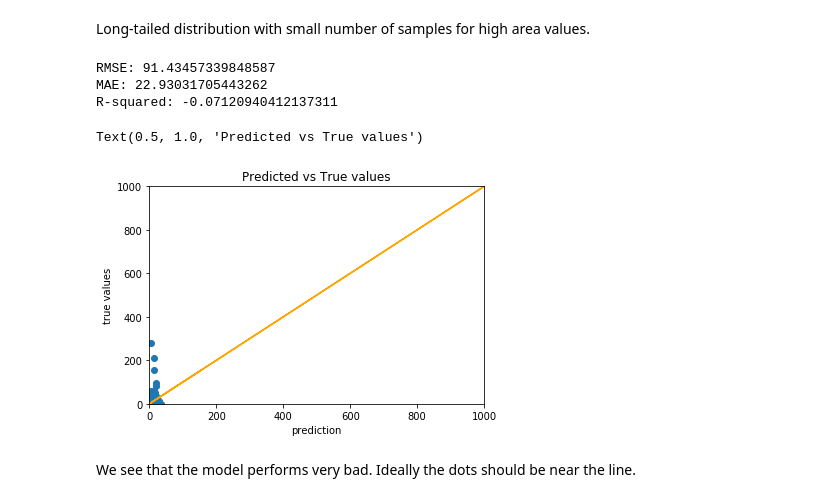
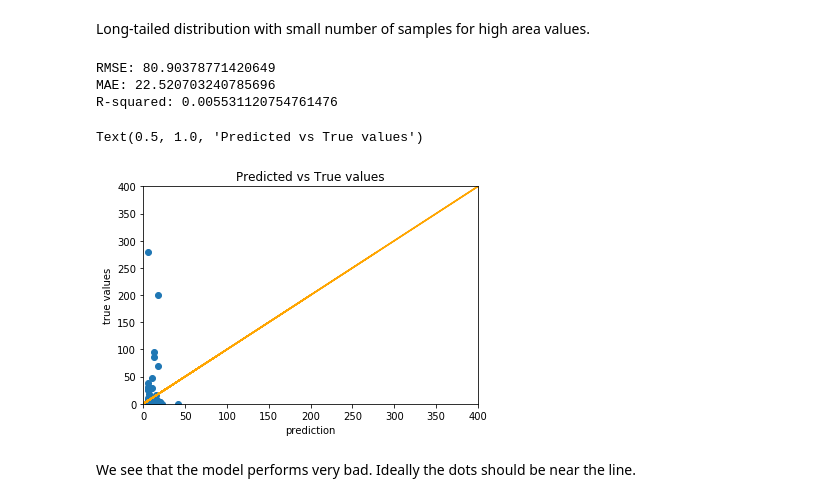
Before and after one commit to Lexie88rus/regression_techniques, a Jupyter notebook: smoter-demo.ipynb, the cells around one changed output. Cells and saved outputs as stored; diff of their text form; code cells hidden in the pictures.

Commit message:
updated the notebook: added stratified split and preprocessing

```diff
--- a/smoter-demo.ipynb
+++ b/smoter-demo.ipynb
@@ -33,14 +35,30 @@ plt.show()
 [figure]
 # %% [markdown]
 Long-tailed distribution with small number of samples for high area values.
+# %%
+# simple regression model
+fires = fires.drop(columns=['X', 'Y'])
+
+months_to_remove = ['nov','jan','may']
+fires = fires.drop(fires[fires.month.isin(months_to_remove)].index ,axis=0)
+
+fires['temp_bins'] = pd.cut(fires.temp, bins=[0, 15, 20, 25, 40], include_lowest=True,
+                                 labels=['0-15', '15-20', '20-25', '>25'])
+
+split = StratifiedShuffleSplit(n_splits=1, test_size=0.2, random_state=42)
+
+for train_index, test_index in split.split(fires.values, fires.temp_bins.values):
+    st_train_set = fires.iloc[train_index]
+    st_test_set = fires.iloc[test_index]
 # %%
-# simple regression model
-df = pd.get_dummies(fires.drop(columns=['X', 'Y']))
+X_train = st_train_set.drop(columns=['area', 'temp_bins'])
+X_train = pd.get_dummies(X_train)
 
-X = df.drop(columns=['area'])
-y = df[['area']]
+y_train = st_train_set[['area']]
 
-X_train, X_test, y_train, y_test = train_test_split(X, y, test_size=0.33, random_state=42)
+X_test = st_test_set.drop(columns=['area', 'temp_bins'])
+X_test = pd.get_dummies(X_test)
+y_test = st_test_set[['area']]
 
 model = RandomForestRegressor(max_depth=2, min_samples_split=2, min_samples_leaf=1, random_state=0, n_estimators=100)
 model.fit(X_train, y_train.values.ravel())
@@ -52,20 +70,20 @@ print('RMSE: {}'.format(np.sqrt(mean_squared_error(y_test, y_pred))))
 print('MAE: {}'.format(mean_absolute_error(y_test, y_pred)))
 print('R-squared: {}'.format(explained_variance_score(y_test, y_pred)))
 # %% [output]
-RMSE: 91.43457339848587
-MAE: 22.93031705443262
-R-squared: -0.07120940412137311
+RMSE: 80.90378771420649
+MAE: 22.520703240785696
+R-squared: 0.005531120754761476
 # %%
 plt.scatter(y_pred, y_test)
 plt.plot(y_test, y_test, c = 'orange')
 plt.xlabel('prediction')
 plt.ylabel('true values')
-plt.xlim(0,1000)
-plt.ylim(0,1000)
+plt.xlim(0,400)
+plt.ylim(0,400)
 plt.title('Predicted vs True values')
 # %% [output]
 Text(0.5, 1.0, 'Predicted vs True values')
-[figure, old version]
+[figure, new version]
 # %% [markdown]
 We see that the model performs very bad. Ideally the dots should be near the line.
 # %%
```
Also changed, not shown: parts of 6 cells of this notebook.
